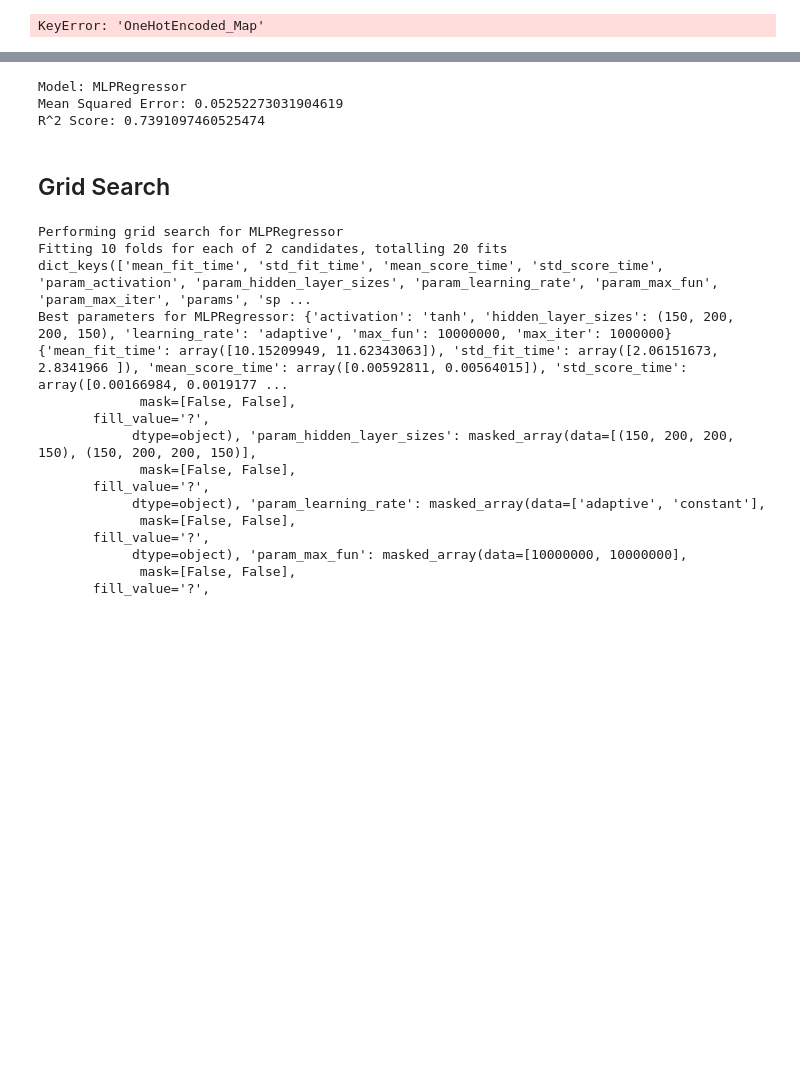
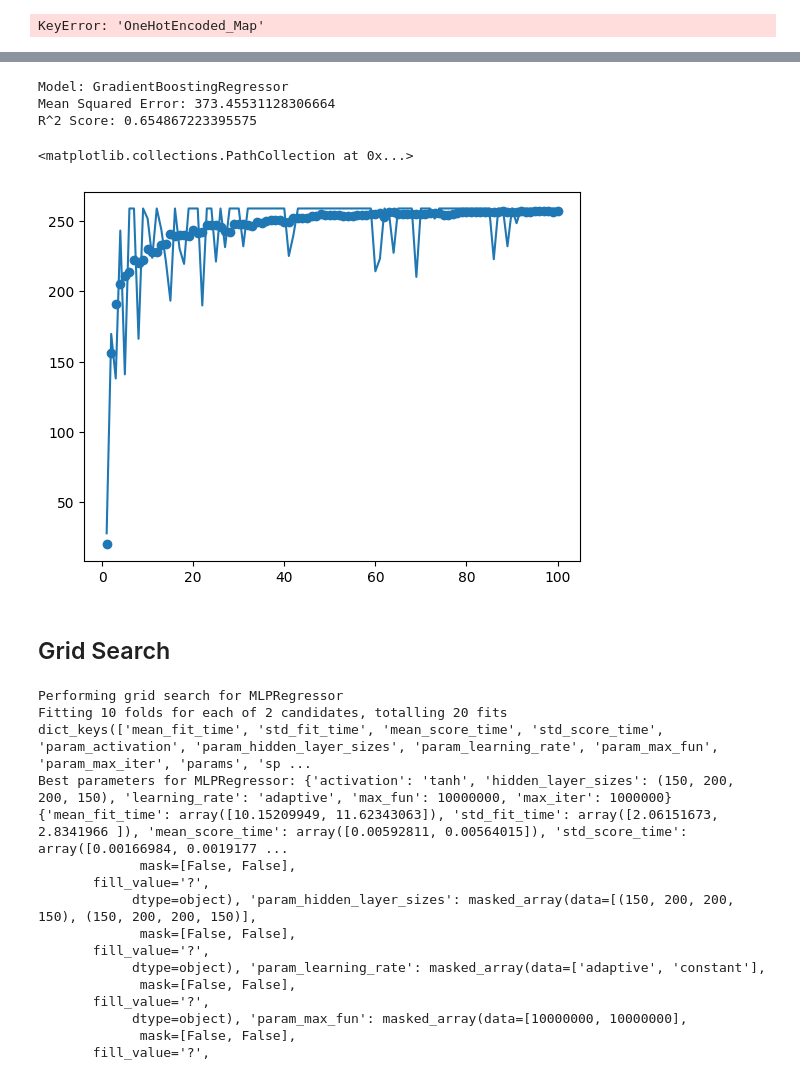
Before and after one commit to keremoner/MCTS-Time-Management, a Jupyter notebook: scripts/RunExperiments.ipynb, the cells around one changed output, grey strips where cells are left out. Cells and saved outputs as stored; diff of their text form; code cells hidden in the pictures; blank space fills up the shorter version.

```diff
--- a/scripts/RunExperiments.ipynb
+++ b/scripts/RunExperiments.ipynb
@@ -627,0 +592,13 @@ NameError: name 'X_test' is not defined
+# %%
+uniques = np.unique(X_test, axis=0)
+print(uniques)
+
+new_X_test = uniques
+print(len(new_X_test))
+new_y_test = np.zeros(len(uniques))
+new_y_test_count = np.zeros(len(uniques))
+print(new_y_test)
+for i in range(X_test.shape[0]):
+    n = new_y_test_count[X_test[i][0] - 1]
+    new_y_test[X_test[i][0] - 1] = (((new_y_test[X_test[i][0] - 1]) * n) + y_test[i]) / (n + 1)
+print(new_y_test)
@@ -627,0 +623,13 @@ NameError: name 'X_test' is not defined
+# %%
+models = {
+    #'LinearRegression': LinearRegression(),
+    # #'Ridge': Ridge(alpha=1.0),
+    # #'Lasso': Lasso(alpha=1.0),
+    # #'ElasticNet':  ElasticNet(alpha=1.0, l1_ratio=0.5),
+    #'SVR': SVR(),
+    #'DecisionTreeRegressor': DecisionTreeRegressor(),
+    #'RandomForestRegressor': RandomForestRegressor(),
+    'GradientBoostingRegressor': GradientBoostingRegressor(),
+    #'KNeighborsRegressor': KNeighborsRegressor(n_neighbors=5),
+    #'MLPRegressor': MLPRegressor(hidden_layer_sizes=(150, 150, 150, 150), activation='tanh', learning_rate='adaptive')
+}
@@ -631,7 +649,7 @@ predictions = {}  # Dictionary to store predictions
 # Example usage: training and predicting with each model
 for model_name, model in models.items():
     model.fit(X_train, y_train)
-    y_pred = model.predict(X_test)
+    y_pred = model.predict(new_X_test)
     predictions[model_name] = y_pred
 
     # Perform further operations with the predictions
@@ -654,13 +672,19 @@ metrics = {
 for model_name, y_pred in predictions.items():
     print(f"Model: {model_name}")
     for metric_name, metric_func in metrics.items():
-        metric_value = metric_func(y_test, y_pred)
+        metric_value = metric_func(new_y_test, y_pred)
         print(f"{metric_name}: {metric_value}")
     print()
 # %% [output]
-Model: MLPRegressor
-Mean Squared Error: 0.05252273031904619
-R^2 Score: 0.7391097460525474
+Model: GradientBoostingRegressor
+Mean Squared Error: 373.45531128306664
+R^2 Score: 0.654867223395575
+# %%
+plt.plot(list(range(1, 101)), new_y_test)
+plt.scatter(list(range(1, 101)), y_pred)
+# %% [output]
+<matplotlib.collections.PathCollection at 0x...>
+[figure, added]
 # %% [markdown]
 ## Grid Search
 # %%
```
Also changed, not shown: parts of 19 cells of this notebook, 9 other files.
